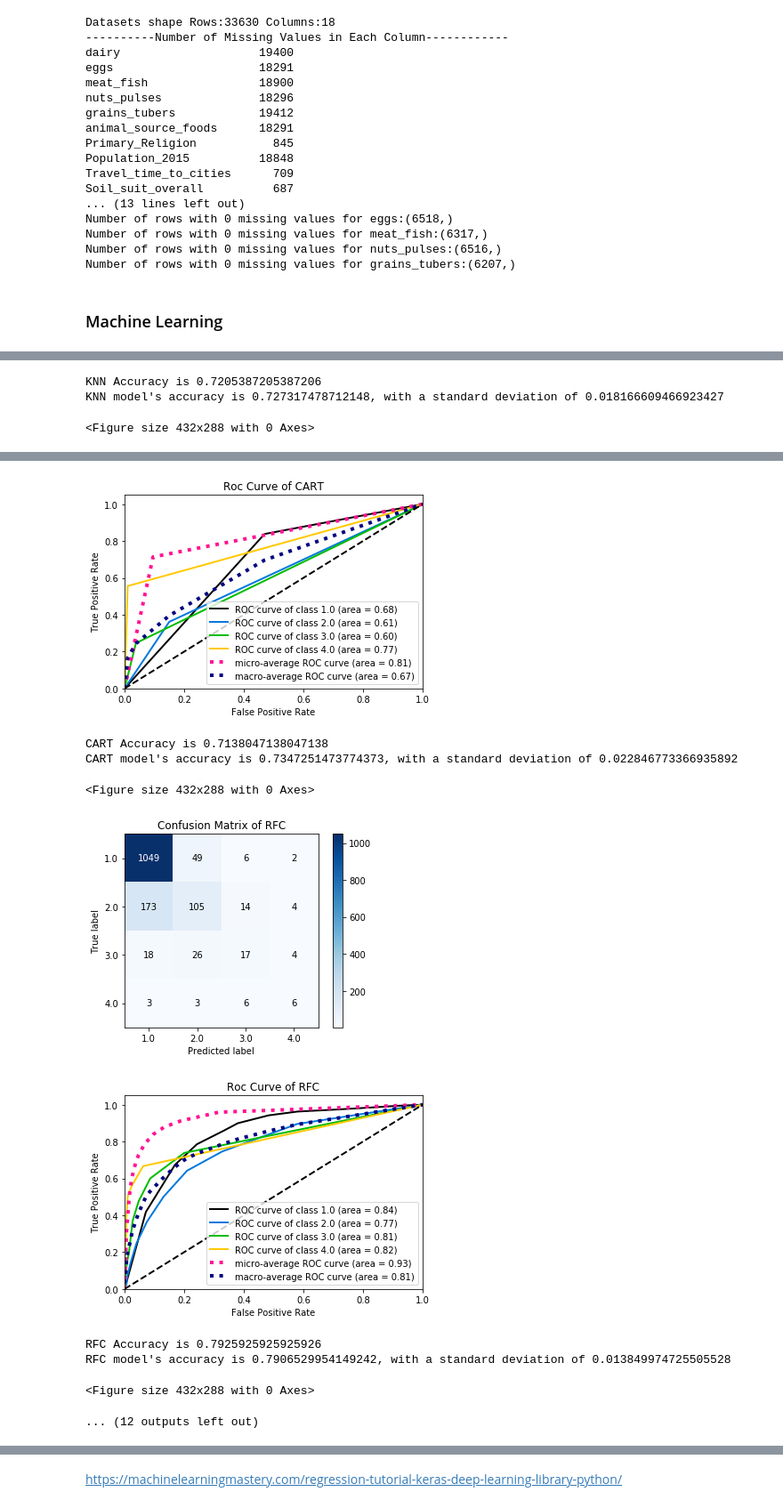
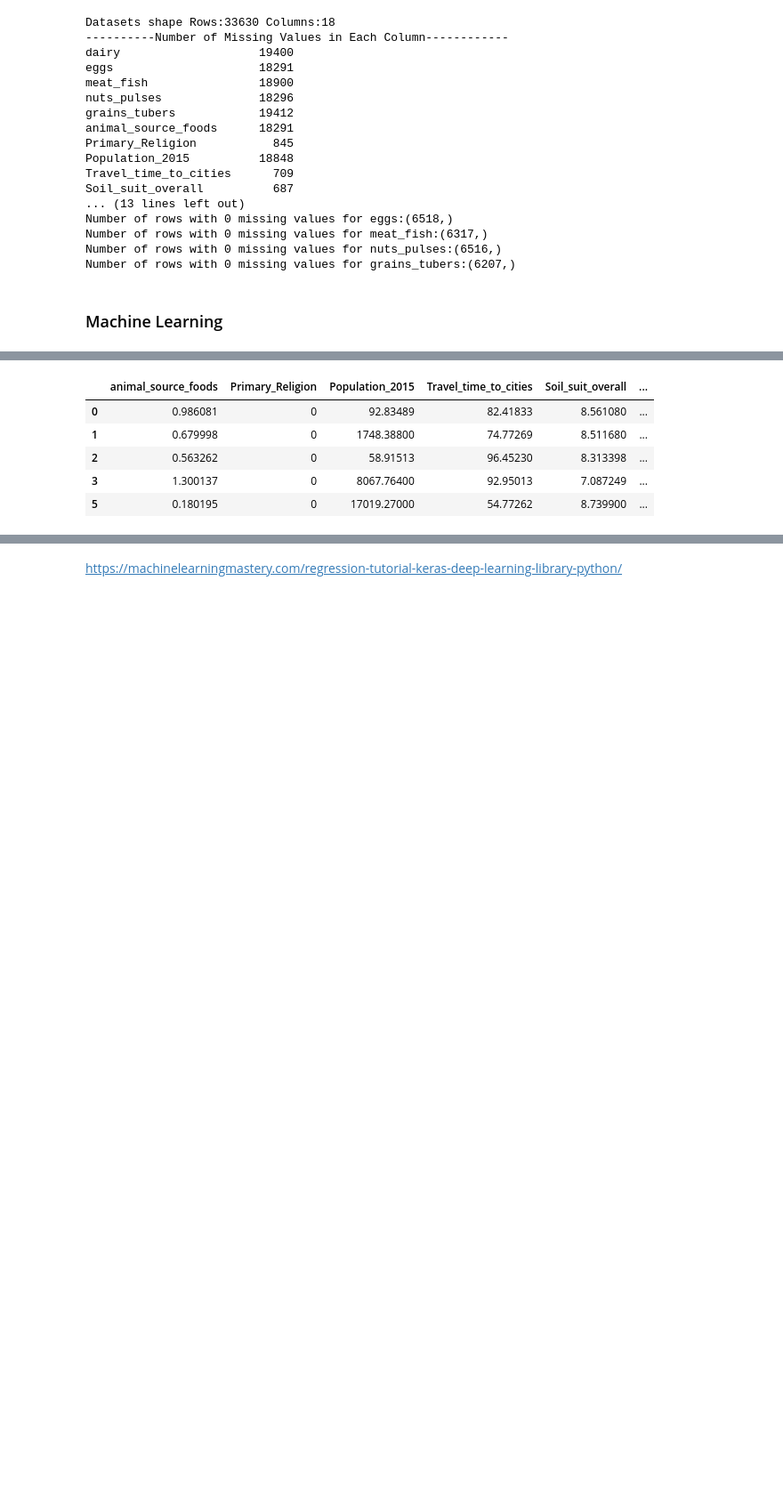
Before and after one commit to emoceanographer/WWF, a Jupyter notebook: DHS Diet/DHS_ML.ipynb, the cells around one changed output, grey strips where cells are left out. Shown: that part at 89% size. Drawn from its saved outputs; the diff is of its cells as text; code cells hidden in the pictures; blank space fills up the shorter version.

```diff
--- a/DHS Diet/DHS_ML.ipynb
+++ b/DHS Diet/DHS_ML.ipynb
@@ -229,4 +235,4 @@ cleaned_dhs_df.head()
 # %%
 cleaned_dhs_egg_df = cleaned_dhs_df[desired_predictor_columns[:-1] + ["eggs_group"]]
-perform_ml(cleaned_dhs_egg_df)
+cleaned_dhs_egg_df.head()
 # %% [output]
@@ -235,3 +238,0 @@ perform_ml(cleaned_dhs_egg_df)
-KNN Accuracy is 0.7205387205387206
-KNN model's accuracy is 0.727317478712148, with a standard deviation of 0.018166609466923427
-<Figure size 432x288 with 0 Axes>
@@ -239,10 +239,6 @@ KNN model's accuracy is 0.727317478712148, with a standard deviation of 0.018166
-[figure, removed]
-CART Accuracy is 0.7138047138047138
-CART model's accuracy is 0.7347251473774373, with a standard deviation of 0.022846773366935892
-<Figure size 432x288 with 0 Axes>
-[figure, removed]
-[figure, removed]
-RFC Accuracy is 0.7925925925925926
-RFC model's accuracy is 0.7906529954149242, with a standard deviation of 0.013849974725505528
-<Figure size 432x288 with 0 Axes>
-... (12 outputs left out)
+|  | animal_source_foods | Primary_Religion | Population_2015 | Travel_time_to_cities | Soil_suit_overall | ... |
+| 0 | 0.986081 | 0 | 92.83489 | 82.41833 | 8.561080 | ... |
+| 1 | 0.679998 | 0 | 1748.38800 | 74.77269 | 8.511680 | ... |
+| 2 | 0.563262 | 0 | 58.91513 | 96.45230 | 8.313398 | ... |
+| 3 | 1.300137 | 0 | 8067.76400 | 92.95013 | 7.087249 | ... |
+| 5 | 0.180195 | 0 | 17019.27000 | 54.77262 | 8.739900 | ... |
```
Also changed, not shown: parts of 9 cells of this notebook, 3 other files.
